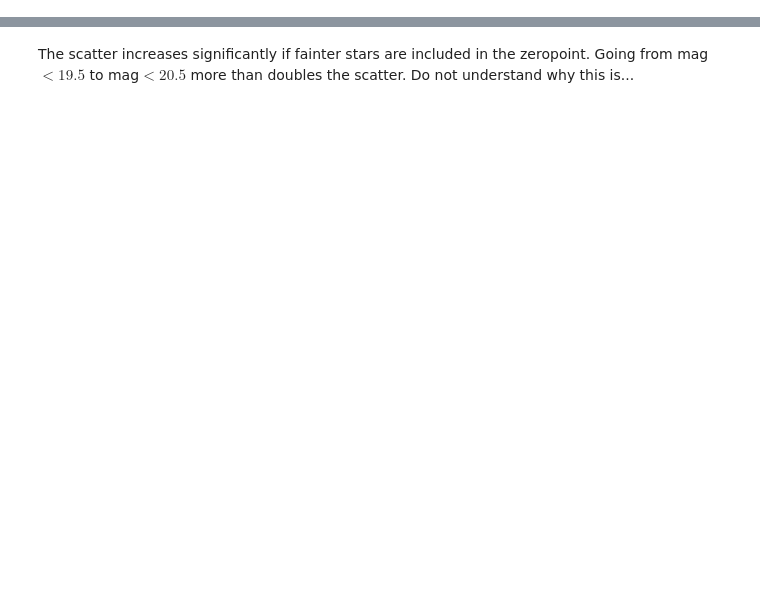
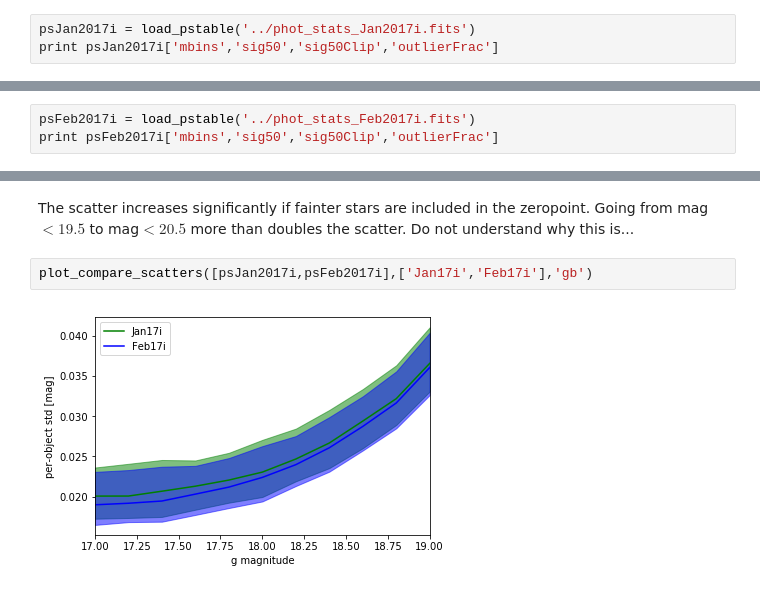
Before and after one commit to imcgreer/idmrm, a Jupyter notebook: notebooks/BokPhotAnalysis.ipynb, the cells around one changed output, grey strips where cells are left out. Drawn from its saved outputs; the diff is of its cells as text; blank space fills up the shorter version.

```diff
--- a/notebooks/BokPhotAnalysis.ipynb
+++ b/notebooks/BokPhotAnalysis.ipynb
@@ -96,0 +75,3 @@ jan17_dmag_i,jan17_stds_i = phot_stats(sdssRefJan2017,sdssRef,'i')
+# %%
+psJan2017i = load_pstable('../phot_stats_Jan2017i.fits')
+print psJan2017i['mbins','sig50','sig50Clip','outlierFrac']
@@ -96,0 +92,3 @@ jan17_dmag_i,jan17_stds_i = phot_stats(sdssRefJan2017,sdssRef,'i')
+# %%
+psFeb2017i = load_pstable('../phot_stats_Feb2017i.fits')
+print psFeb2017i['mbins','sig50','sig50Clip','outlierFrac']
@@ -118,2 +133,6 @@ plot_compare_scatters([nov15_stds_g,jan17_stds_g],['Nov15','Jan17'],'gb')
 # %% [markdown]
 The scatter increases significantly if fainter stars are included in the zeropoint. Going from mag$<19.5$ to mag$<20.5$ more than doubles the scatter. Do not understand why this is...
+# %%
+plot_compare_scatters([psJan2017i,psFeb2017i],['Jan17i','Feb17i'],'gb')
+# %% [output]
+[figure, added]
```
Also changed, not shown: parts of 19 cells of this notebook.
